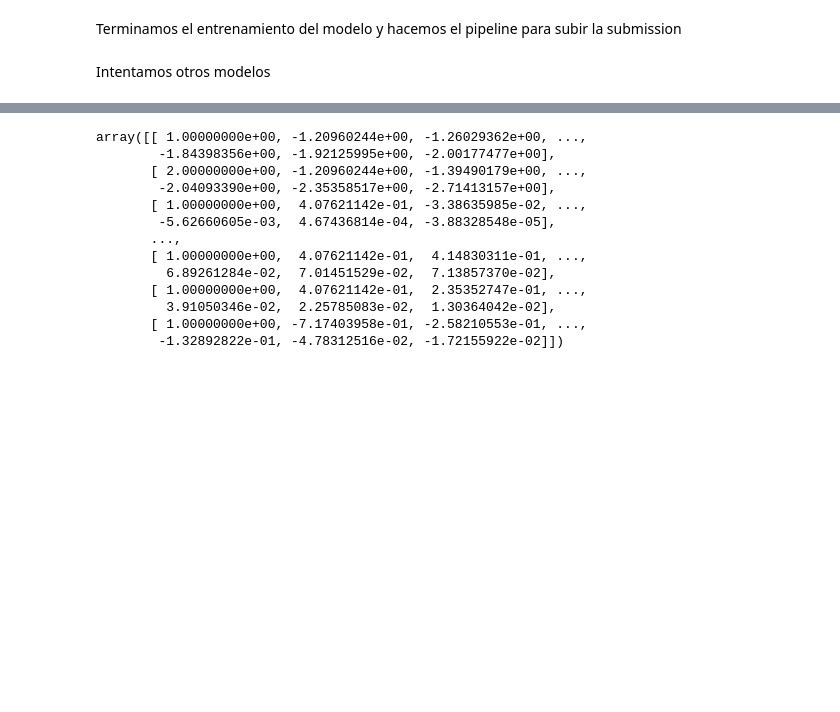
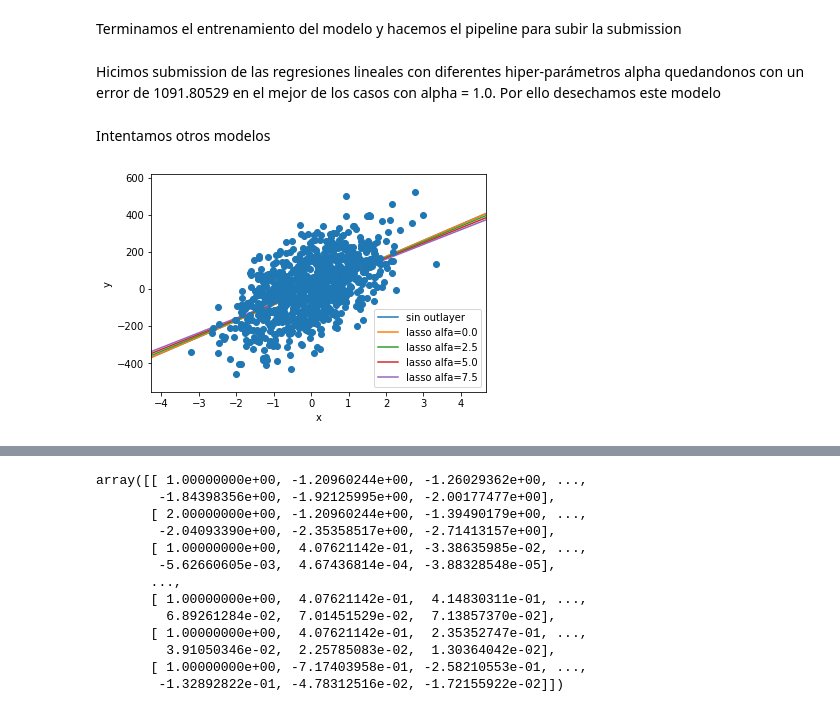
Before and after one commit to rodrigotorresp/Practica-Regresi-n-ML, a Jupyter notebook: Prac1Samu.ipynb, the cells around one changed output, grey strips where cells are left out. Drawn from its saved outputs; the diff is of its cells as text; code cells hidden in the pictures; blank space fills up the shorter version.

```diff
--- a/Prac1Samu.ipynb
+++ b/Prac1Samu.ipynb
@@ -244,5 +259,50 @@ compression_opts = dict(method='zip',
 
 submissionDataFrame = pd.DataFrame({"LaptopId": test_dataframe.LaptopId, "price": y_test});
 submissionDataFrame.to_csv("Submission.zip", index=False, compression=compression_opts);
+# %% [markdown]
+Hicimos submission de las regresiones lineales con diferentes hiper-parámetros alpha quedandonos con un error de 1091.80529 en el mejor de los casos con alpha = 1.0. Por ello desechamos este modelo
 # %% [markdown]
 Intentamos otros modelos
+# %%
+##Lasso
+from sklearn.linear_model import Lasso
+
+# configuración del gráfico
+plt.figure()
+
+n_samples=912
+
+min_x = np.min(X)
+max_x = np.max(X)
+diff_x = max_x - min_x
+
+min_y = np.min(y)
+max_y = np.max(y)
+diff_y = max_y - min_y
+
+plt.xlim(min_x - 0.1 * diff_x, max_x + 0.1 * diff_x)
+plt.ylim(min_y - 0.1 * diff_y, max_y + 0.1 * diff_y)
+
+plt.xlabel('x')
+plt.ylabel('y')
+
+# muestras
+plt.scatter(X[:n_samples,0], y[:n_samples], zorder=10)
+plt.scatter(X[n_samples:,0], y[n_samples:], zorder=10)
+
+# regresion sin outlayers
+reg = LinearRegression().fit(X[:n_samples,:], y[:n_samples])
+line = np.linspace(min_x - 0.1 * diff_x, max_x + 0.1 * diff_x)
+plt.plot(line, reg.intercept_ + reg.coef_[0] * line, label="sin outlayer")
+
+# regresion con outlayers
+for alpha in np.arange(0,10,2.5):
+    lasso = Lasso(alpha=alpha).fit(X, y)
+    line = np.linspace(min_x - 0.1 * diff_x, max_x + 0.1 * diff_x)
+    plt.plot(line, lasso.intercept_ + lasso.coef_[0] * line, label="lasso alfa=" + str(alpha))
+
+# mostrar el gráfico
+plt.legend()
+plt.show()
+# %% [output]
+[figure, added]
```
Also changed, not shown: parts of 13 cells of this notebook.
